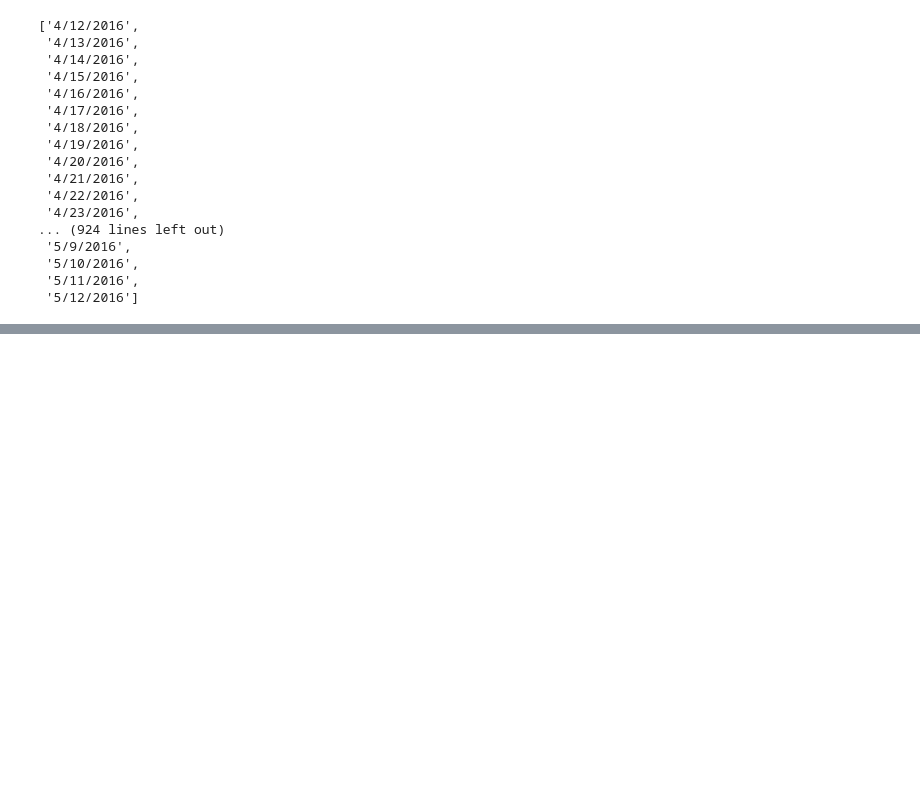
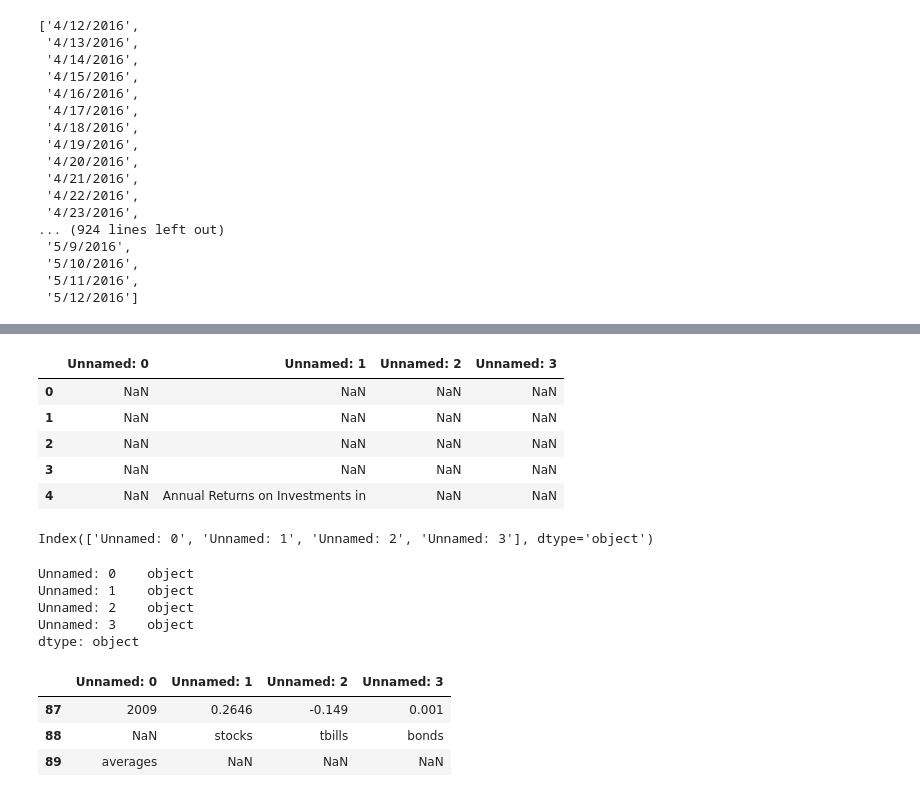
Before and after one commit to omkarpattnaik8080/Pandas, a Jupyter notebook: pandas01.ipynb, the cells around one changed output, grey strips where cells are left out. Cells and saved outputs as stored; diff of their text form; code cells hidden in the pictures; blank space fills up the shorter version.

```diff
--- a/pandas01.ipynb
+++ b/pandas01.ipynb
@@ -156,0 +184,28 @@ list(df['ActivityDate'])
+# %%
+df1.head()
+# %% [output]
+|  | Unnamed: 0 | Unnamed: 1 | Unnamed: 2 | Unnamed: 3 |
+| 0 | NaN | NaN | NaN | NaN |
+| 1 | NaN | NaN | NaN | NaN |
+| 2 | NaN | NaN | NaN | NaN |
+| 3 | NaN | NaN | NaN | NaN |
+| 4 | NaN | Annual Returns on Investments in | NaN | NaN |
+# %%
+df1.columns
+# %% [output]
+Index(['Unnamed: 0', 'Unnamed: 1', 'Unnamed: 2', 'Unnamed: 3'], dtype='object')
+# %%
+df1.dtypes
+# %% [output]
+Unnamed: 0    object
+Unnamed: 1    object
+Unnamed: 2    object
+Unnamed: 3    object
+dtype: object
+# %%
+df1.tail(3)
+# %% [output]
+|  | Unnamed: 0 | Unnamed: 1 | Unnamed: 2 | Unnamed: 3 |
+| 87 | 2009 | 0.2646 | -0.149 | 0.001 |
+| 88 | NaN | stocks | tbills | bonds |
+| 89 | averages | NaN | NaN | NaN |
```
Also changed, not shown: parts of 7 cells of this notebook.
